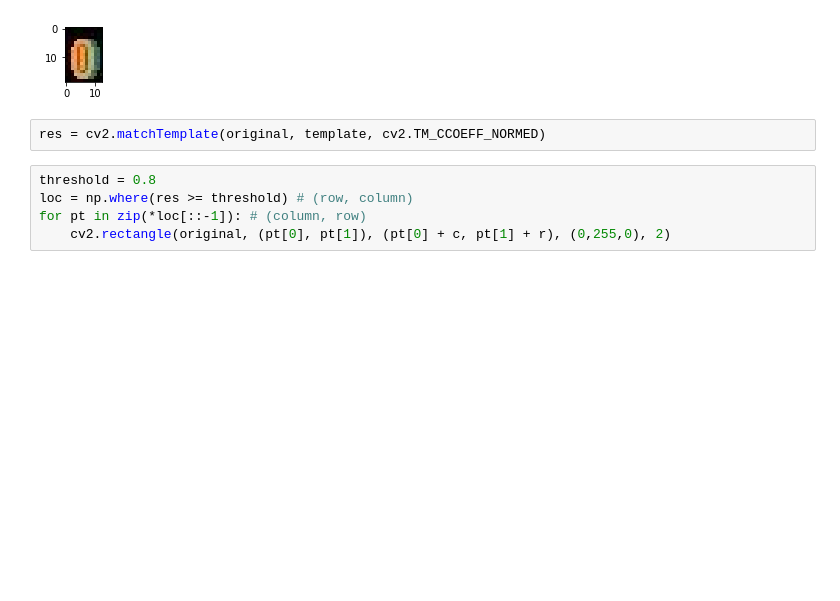
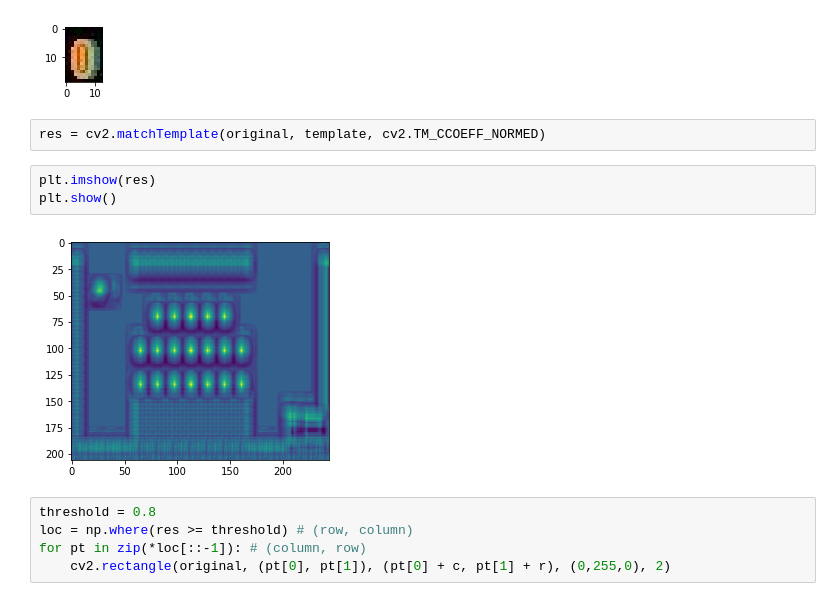
Before and after one commit to mlvlab/vision-tutorial, a Jupyter notebook: 02_1_Template_matching.ipynb, the cells around one changed output. Saved outputs shown, nothing was run; the diff lists cells and outputs as text; blank space fills up the shorter version.

```diff
--- a/02_1_Template_matching.ipynb
+++ b/02_1_Template_matching.ipynb
@@ -63,6 +63,11 @@ plt.show()
 [figure]
 # %%
 res = cv2.matchTemplate(original, template, cv2.TM_CCOEFF_NORMED)
+# %%
+plt.imshow(res)
+plt.show()
+# %% [output]
+[figure, added]
 # %%
 threshold = 0.8
 loc = np.where(res >= threshold) # (row, column)
```
Also changed, not shown: parts of 2 cells of this notebook.
